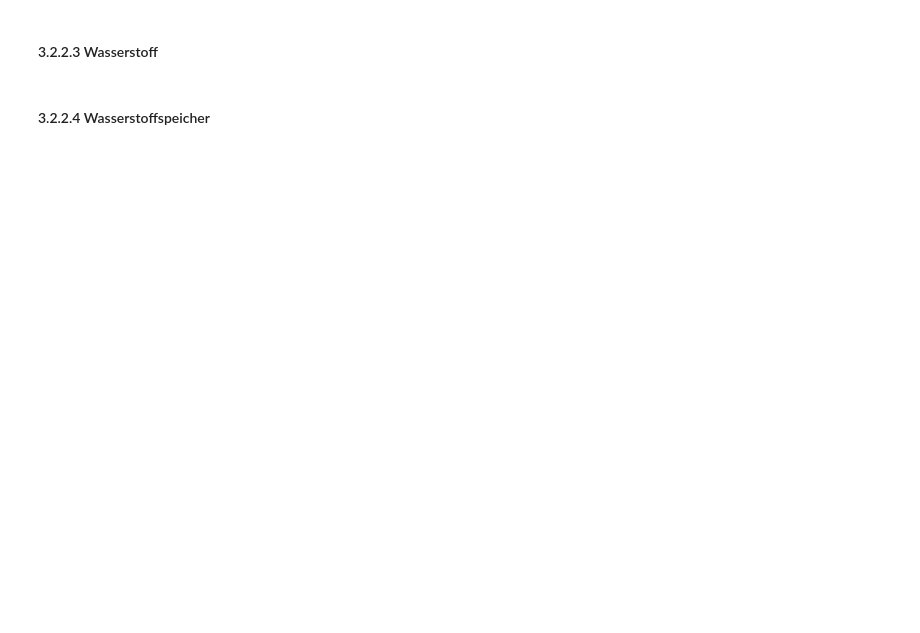
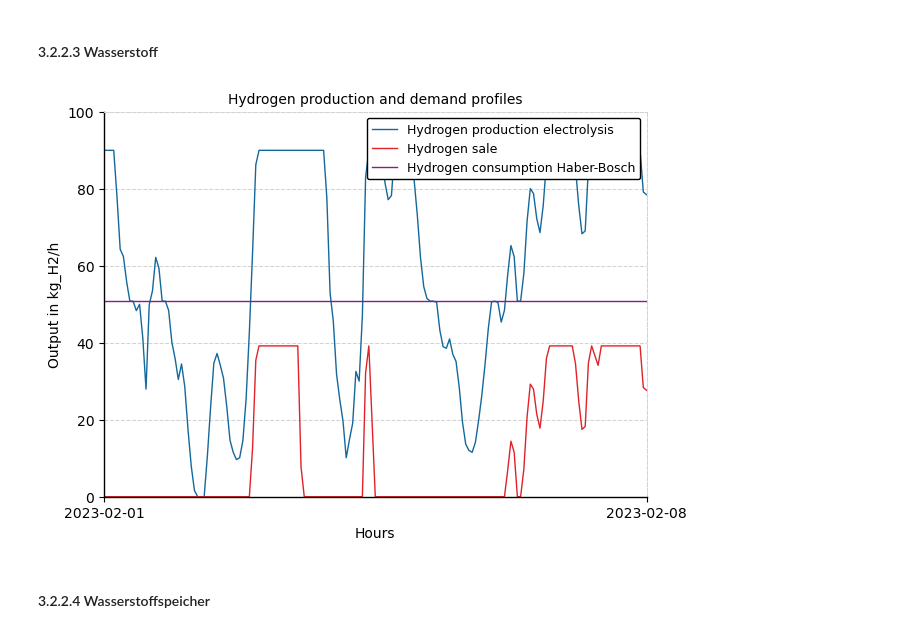
Before and after one commit to michaelheberl/FENES_P2X, a Jupyter notebook: Ammoniak/Ammoniak_Greenfield_Höchst/Modell_Ammoniak_Greenfield_Höchst.ipynb, the cells around one changed output. Cells and saved outputs as stored; diff of their text form; code cells hidden in the pictures; blank space fills up the shorter version.

```diff
--- a/Ammoniak/Ammoniak_Greenfield_Höchst/Modell_Ammoniak_Greenfield_Höchst.ipynb
+++ b/Ammoniak/Ammoniak_Greenfield_Höchst/Modell_Ammoniak_Greenfield_Höchst.ipynb
@@ -880,34 +956,36 @@ ax.spines['top'].set_linewidth(0.75)
 ax.spines['top'].set_linestyle("--")
 
 ax.spines['bottom'].set_color('black')
 ax.spines['bottom'].set_linewidth(1)
 
 ax.spines['left'].set_color('black')
 ax.spines['left'].set_linewidth(1)
 
 ax.spines['right'].set_color('lightgray')
 ax.spines['right'].set_linewidth(0.75)
 ax.spines['right'].set_linestyle("--")
 
 plt.margins(0)
 ax.margins(0)
 ax.set_axisbelow(True)
 plt.ylim(0, 100)
 
 ax.xaxis.set_major_locator(mdates.DayLocator(interval=tickinterval))
 ax.xaxis.set_major_formatter(mdates.DateFormatter('%Y-%m-%d'))
 
 plt.title("Hydrogen production and demand profiles", fontsize=10)
 plt.xlabel("Hours", fontsize=10)
 plt.ylabel("Output in kg_H2/h", fontsize=10)
 
 plt.grid(which='major', linestyle='--', linewidth=0.75, color='lightgray')
 plt.grid(which='minor', linestyle=':', linewidth=0.25, color='lightgray')
 
 plt.tick_params(axis='both', labelsize=10)
-plt.legend(loc='center right', fontsize=9, frameon=True, edgecolor='black', facecolor='white',framealpha=1)
+plt.legend(loc='upper right', fontsize=9, frameon=True, edgecolor='black', facecolor='white',framealpha=1)
 plt.savefig("Bilder/result_flow_wasserstoff.png", dpi=300, bbox_inches='tight')
 plt.show()
+# %% [output]
+[figure, added]
 # %% [markdown]
 #### 3.2.2.4 Wasserstoffspeicher
 # %%
```
Also changed, not shown: parts of 44 cells of this notebook, 3 other files.
